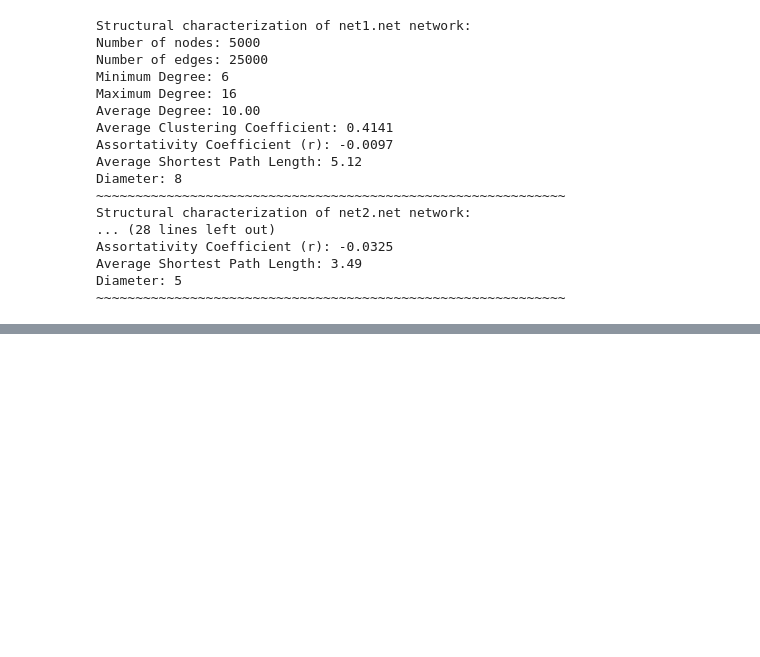
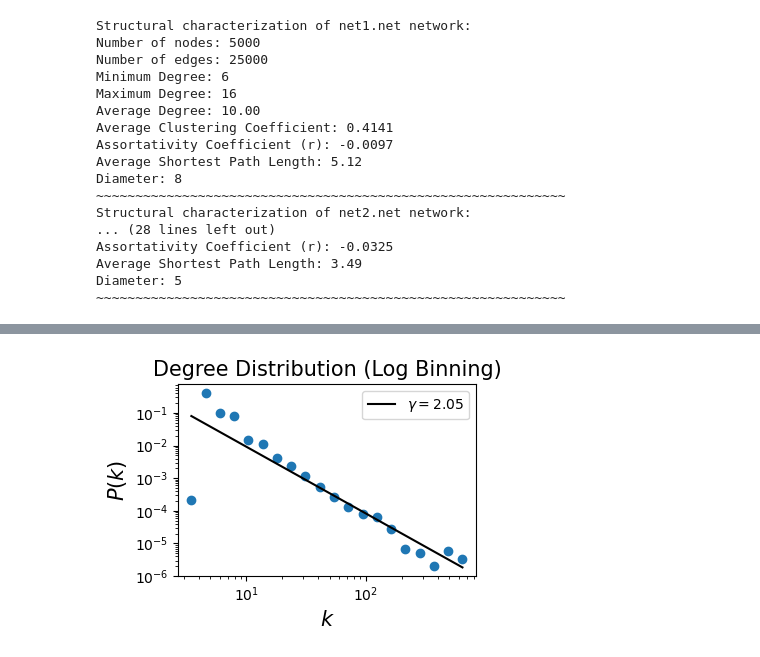
Before and after one commit to sarmijavier/complex_networks_assigments, a Jupyter notebook: activity_1/a1_structural_descriptors_of_complex_networks.ipynb, the cells around one changed output, grey strips where cells are left out. Saved outputs shown, nothing was run; the diff lists cells and outputs as text; code cells hidden in the pictures; blank space fills up the shorter version.

```diff
--- a/activity_1/a1_structural_descriptors_of_complex_networks.ipynb
+++ b/activity_1/a1_structural_descriptors_of_complex_networks.ipynb
@@ -80,0 +115,44 @@ Diameter: 5
+# %%
+def plot_log_binning(G, num_bins=10):
+    degree_sequence = [G.degree(n) for n in G.nodes() if G.degree(n) > 0]
+    num_nodes = len(G.nodes())
+
+    min_deg, max_deg = min(degree_sequence), max(degree_sequence)
+    bins = np.logspace(np.log10(min_deg), np.log10(max_deg), num_bins + 1)
+
+    counts, bin_edges = np.histogram(degree_sequence, bins=bins)
+
+    # Normalize
+    bin_widths = np.diff(bin_edges)
+    density = counts / (num_nodes * bin_widths)
+
+    bin_centers = (bin_edges[:-1] + bin_edges[1:]) / 2
+
+    idx = density > 0
+    log_k = np.log10(bin_centers[idx])
+    log_P = np.log10(density[idx])
+
+    m, b = np.polyfit(log_k, log_P, 1)
+
+    theoretical_P = 10**(m * np.log10(bin_centers) + b)
+
+    fig, ax = plt.subplots(figsize=(4, 3))
+    ax.scatter(bin_centers, density)
+
+    ax.plot(bin_centers, theoretical_P, 'k-', label=f'$\\gamma = {-m:.2f}$')
+
+    # Set both axes to log scale
+    ax.set_xscale('log')
+    ax.set_yscale('log')
+
+    ax.set_xlabel('$k$', fontsize=15)
+    ax.set_ylabel('$P(k)$', fontsize=15)
+    ax.set_title('Degree Distribution (Log Binning)', fontsize=15)
+    ax.legend()
+
+    fig.tight_layout()
+    plt.show()
+# %%
+plot_log_binning(G_net3, num_bins=20)
+# %% [output]
+[figure, added]
```
Also changed, not shown: parts of 7 cells of this notebook.
